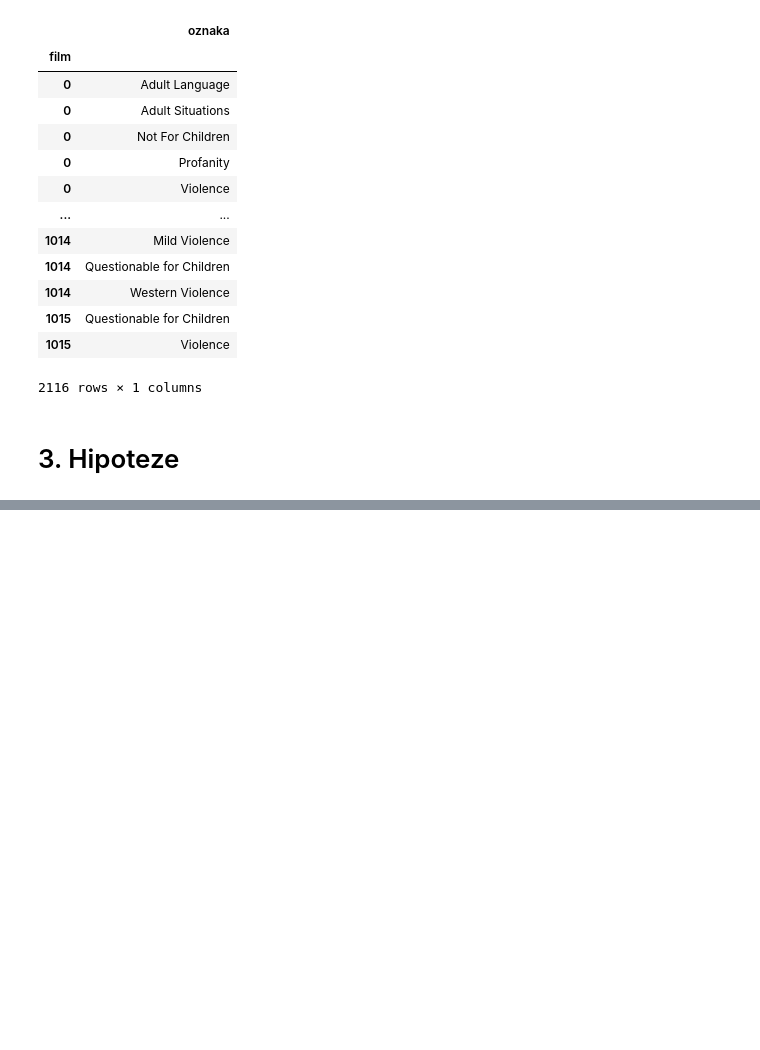
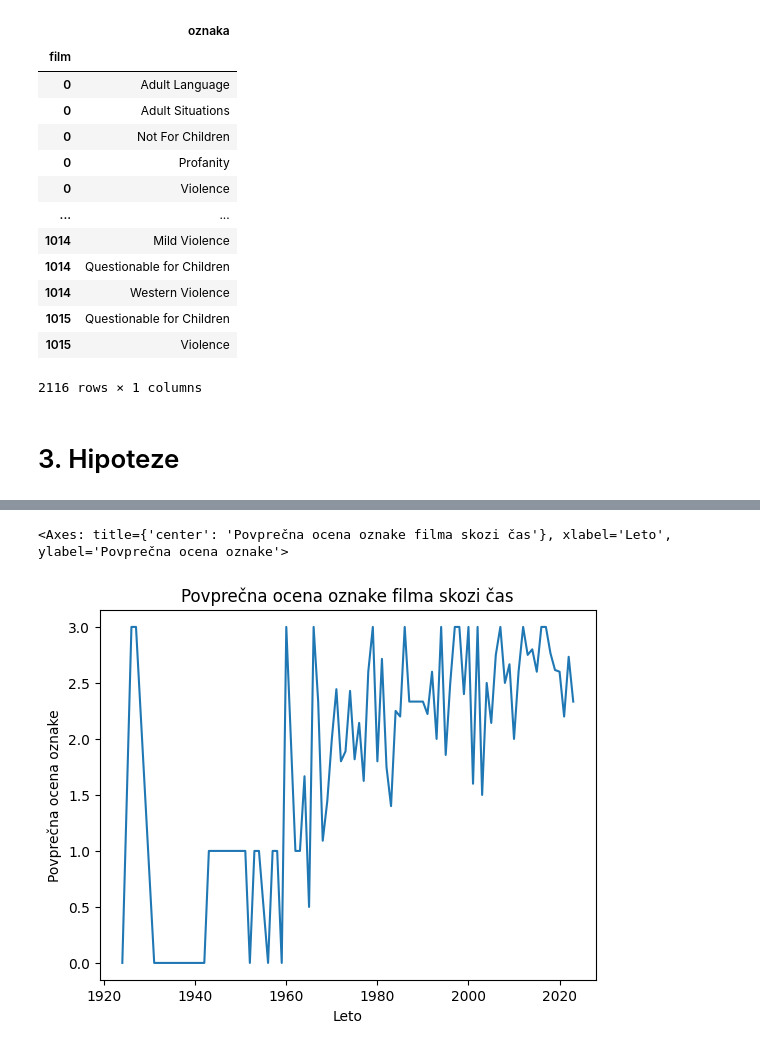
Before and after one commit to JanKamnikar/programiranje1-analiza-podatkov, a Jupyter notebook: analiza.ipynb, the cells around one changed output, grey strips where cells are left out. Drawn from its saved outputs; the diff is of its cells as text; code cells hidden in the pictures; blank space fills up the shorter version.

```diff
--- a/analiza.ipynb
+++ b/analiza.ipynb
@@ -171,0 +174,18 @@ Na podlagi zajetih podatkov smo oblikovali 6 hipotez, ki jih bomo v nadaljevanju
+# %%
+unikatne_oznake = filmi['oznaka'].unique().astype(str)
+print('Možne oznake filmov:',", ".join(unikatne_oznake))
+# Oznake rangiramo na podlagi definicije oznake na: https://en.wikipedia.org/wiki/Motion_Picture_Association_film_rating_system
+ocena_oznake = {
+    'G': 0,
+    'PG': 1,
+    'PG-13': 2,
+    'R': 3,
+    'NC-17': 4,
+    'NR': None,
+    'nan': None
+}
+print('Ocene oznak:', ocena_oznake)
+filmi['oznaka-ocena'] = filmi['oznaka'].map(ocena_oznake)
+# Delamo samo s filmi, ki imajo oznake
+oznaceni_filmi = filmi[filmi['oznaka-ocena'].notnull()]
+oznaceni_filmi
@@ -171,0 +209,6 @@ Na podlagi zajetih podatkov smo oblikovali 6 hipotez, ki jih bomo v nadaljevanju
+# %%
+povprecna_oznaka = oznaceni_filmi.groupby('leto')['oznaka-ocena'].mean()
+povprecna_oznaka.plot(xlabel='Leto', ylabel='Povprečna ocena oznake', title='Povprečna ocena oznake filma skozi čas')
+# %% [output]
+<Axes: title={'center': 'Povprečna ocena oznake filma skozi čas'}, xlabel='Leto', ylabel='Povprečna ocena oznake'>
+[figure, added]
```
Also changed, not shown: parts of 29 cells of this notebook, 7 other files.
